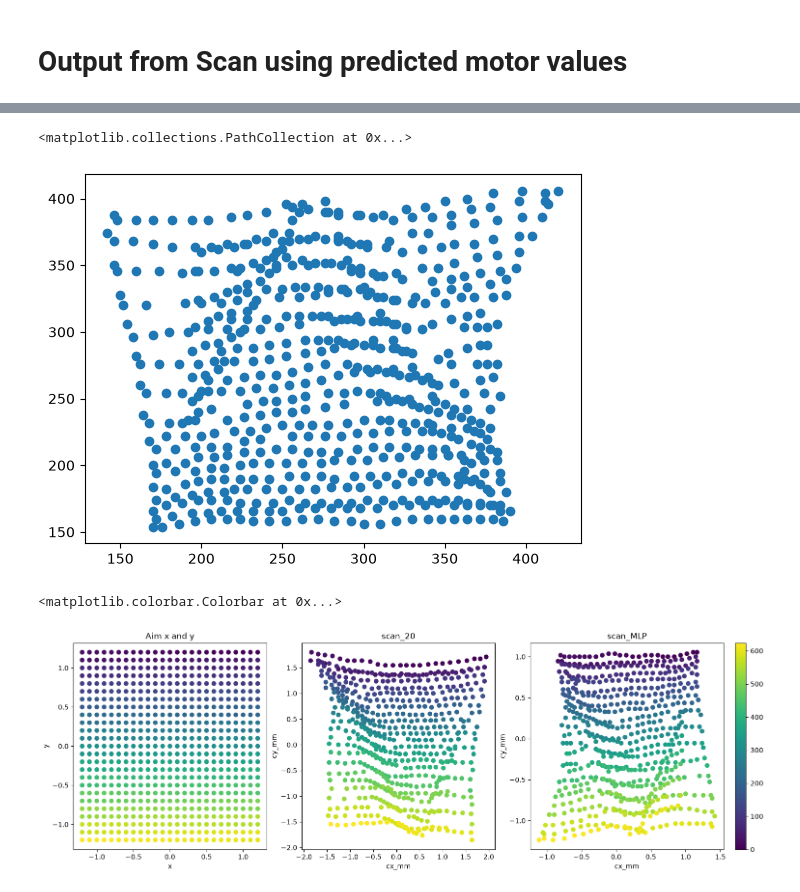
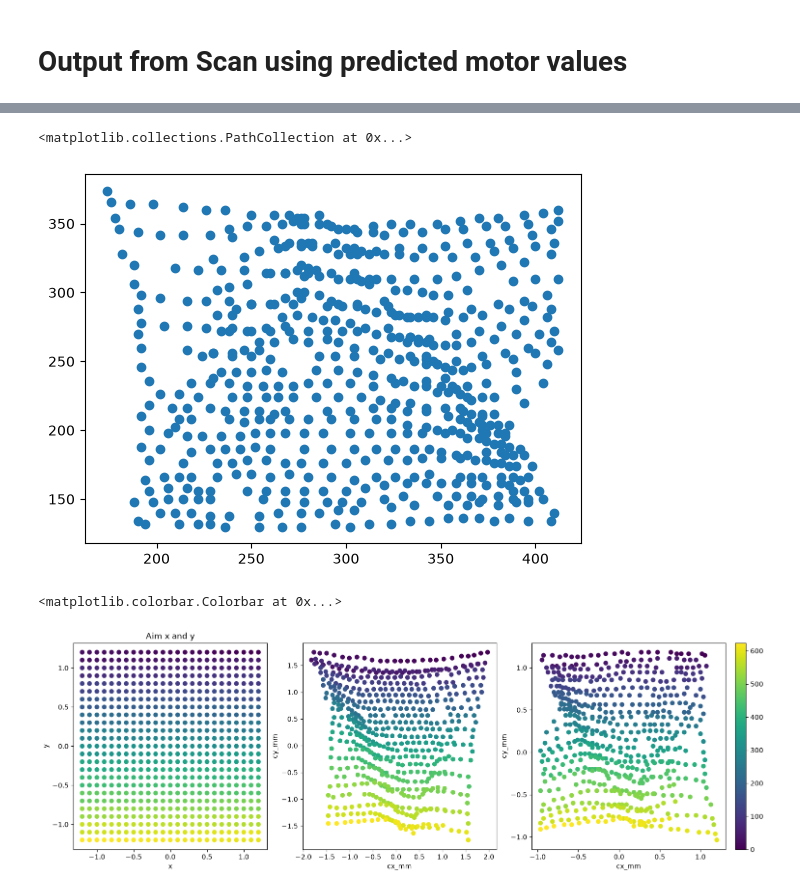
Before and after one commit to Abigail-Yates/DeltabotProject, a Jupyter notebook: TensorFlow/Trials/16Oct_MLP_2_Pred.ipynb, the cells around one changed output, grey strips where cells are left out. Drawn from its saved outputs; the diff is of its cells as text; code cells hidden in the pictures.

```diff
--- a/TensorFlow/Trials/16Oct_MLP_2_Pred.ipynb
+++ b/TensorFlow/Trials/16Oct_MLP_2_Pred.ipynb
@@ -51,3 +7,5 @@ Text(0.5, 0.98, 'Calculated steps in order')
+# %%
+mesh0045_27Oct = pd.read_csv("processed_data/27Oct_0045_mesh.csv")
 # %% [markdown]
 We can see that the snaking behaviour of the steps
 # %%
@@ -195,13 +159,13 @@ for i, motor in enumerate(["s0", "s1", "s2"]):
 <h1>Output from Scan using predicted motor values
 # %%
 path = "scripts/scans/MLP"
-scan = "0002_MLP_16Oct"
+scan = "0009_MLP_16Oct"
 
 x_conversion = 0.1/11
 y_conversion = x_conversion
 
-start_cx = 298 #px #scan 94
-start_cy = 270 #px #scan 94
+start_cx = 306 #px #scan 94
+start_cy = 260 #px #scan 94
 
 scan_MLP = process_the_data(scan, path, x_conversion, y_conversion, start_cx, start_cy)
 scan_MLP.name = "scan_MLP"
@@ -225,26 +175,26 @@ scan_MLP
 plt.scatter(scan_MLP["cx"], scan_MLP["cy"])
 # %% [output]
 <matplotlib.collections.PathCollection at 0x...>
-[figure, old version]
+[figure, new version]
 # %%
 fig, axs = plt.subplots(1, 3, figsize=(15,5), constrained_layout=True)
 
-im = axs[0].scatter(scan_20["x"], scan_20["y"], c=scan_20["point"])
+im = axs[0].scatter(mesh0045_27Oct["x"], mesh0045_27Oct["y"], c=mesh0045_27Oct["point"])
 axs[0].set_xlabel("x")
 axs[0].set_ylabel("y")
 axs[0].set_title("Aim x and y")
 
 i = 1
-for scan in scan_20, scan_MLP:
+for scan in mesh0045_27Oct, scan_MLP:
     suplot = axs[i]
     suplot.scatter(scan["cx_mm"], scan["cy_mm"], c=scan["point"])
     suplot.set_xlabel("cx_mm")
     suplot.set_ylabel("cy_mm")
     # fig.colorbar(im, ax=axs[i])
-    suplot.set_title(scan.name)
+    # suplot.set_title(scan.name)
     i = i+1
 
 fig.colorbar(im, ax=axs[2])
 # %% [output]
 <matplotlib.colorbar.Colorbar at 0x...>
-[figure, old version]
+[figure, new version]
```
Also changed, not shown: parts of 20 cells of this notebook, 4 other files.
